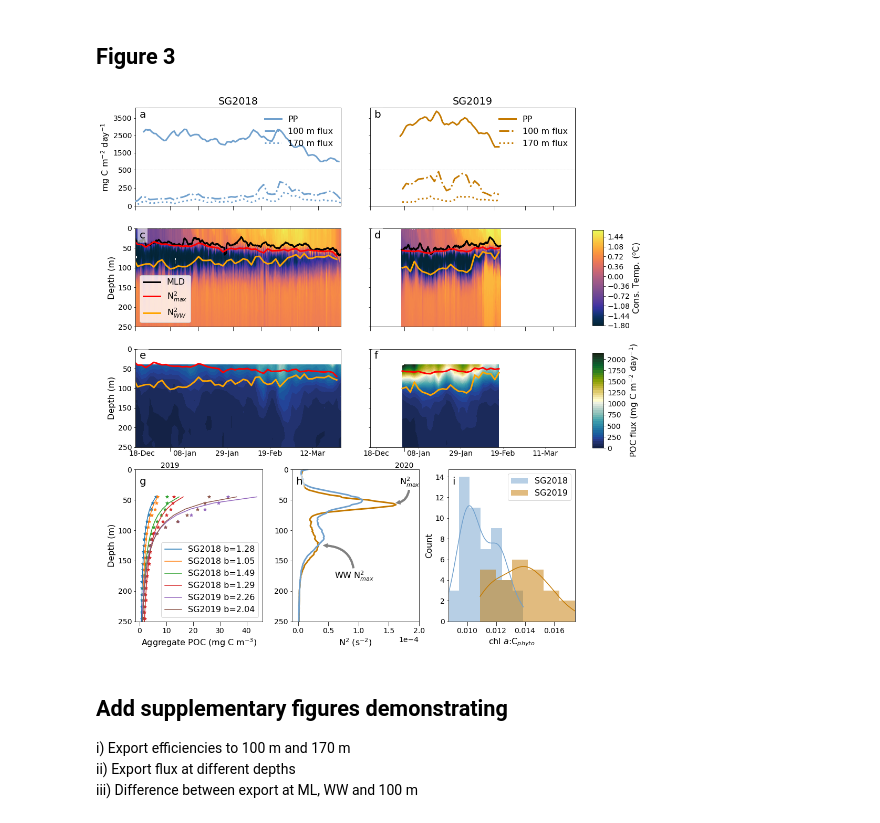
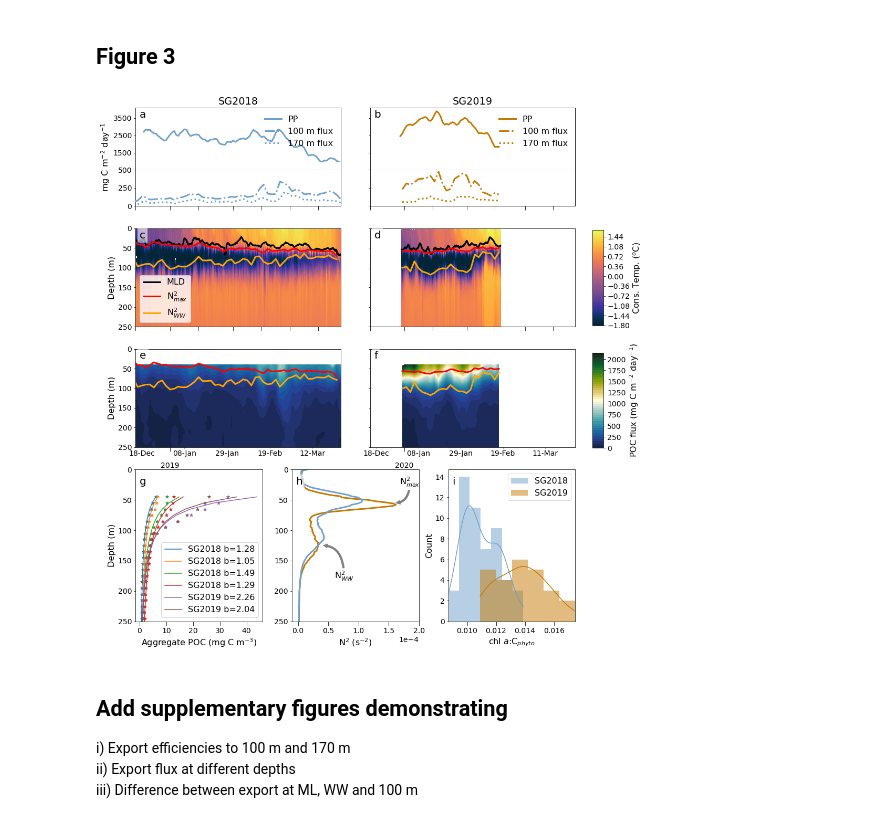
Before and after one commit to isgiddy/roammiz-seaice-impacts-organic-carbon, a Jupyter notebook: notebooks/06_VerticalFlux.ipynb, the cells around one changed output. Drawn from its saved outputs; the diff is of its cells as text; code cells hidden in the pictures.

```diff
--- a/notebooks/06_VerticalFlux.ipynb
+++ b/notebooks/06_VerticalFlux.ipynb
@@ -660,7 +660,7 @@ ax8.annotate("N$^2_{max}$",
             )
 
 
-ax8.annotate("WW N$^2_{max}$",
+ax8.annotate("N$^2_{WW}$",
             xy=(0.4e-4,125), xycoords='data',
             xytext=(0.6e-4,180), textcoords='data',
             arrowprops=dict(arrowstyle="simple",
@@ -725,34 +725,34 @@ for i in [2,5]:
     ax7.legend()
     ax7.set_ylim(250,0)
 
 
 ax7.set_ylabel('Depth (m)')
 
 bpoc643=np.array(bpoc643)
 bpoc640=np.array(bpoc640)
 
 ax7.set_xlabel('Aggregate POC (mg C m$^{-3}$)')
 
 
 ################################
 
 ax1.text(0.02,0.9,'a',transform=ax1.transAxes,fontsize=20,bbox=dict(facecolor='white', edgecolor='None',alpha=0.6))
 ax2.text(0.02,0.9,'c',transform=ax2.transAxes,fontsize=20,bbox=dict(facecolor='white', edgecolor='None',alpha=0.6))
 ax3.text(0.02,0.9,'e',transform=ax3.transAxes,fontsize=20,bbox=dict(facecolor='white', edgecolor='None',alpha=0.6))
 ax4.text(0.02,0.9,'b',transform=ax4.transAxes,fontsize=20,bbox=dict(facecolor='white', edgecolor='None',alpha=0.6))
 ax5.text(0.02,0.9,'d',transform=ax5.transAxes,fontsize=20,bbox=dict(facecolor='white', edgecolor='None',alpha=0.6))
 ax6.text(0.02,0.9,'f',transform=ax6.transAxes,fontsize=20,bbox=dict(facecolor='white', edgecolor='None',alpha=0.6))
 ax7.text(0.03,0.9,'g',transform=ax7.transAxes,fontsize=20,bbox=dict(facecolor='white', edgecolor='None',alpha=0.6))
 ax8.text(0.03,0.9,'h',transform=ax8.transAxes,fontsize=20,bbox=dict(facecolor='white', edgecolor='None',alpha=0.6))
 ax9.text(0.03,0.9,'i',transform=ax9.transAxes,fontsize=20,bbox=dict(facecolor='white', edgecolor='None',alpha=0.6))
 
 ax1.set_title('SG2018')
 ax4.set_title('SG2019')
 
 
 plt.savefig('../results/figures/figure3_3102021.png',dpi=300, bbox_inches='tight')
 # %% [output]
-[figure, old version]
+[figure, new version]
 # %% [markdown]
 ## Add supplementary figures demonstrating
 i) Export efficiencies to 100 m and 170 m
```
Also changed, not shown: 1 other file.
